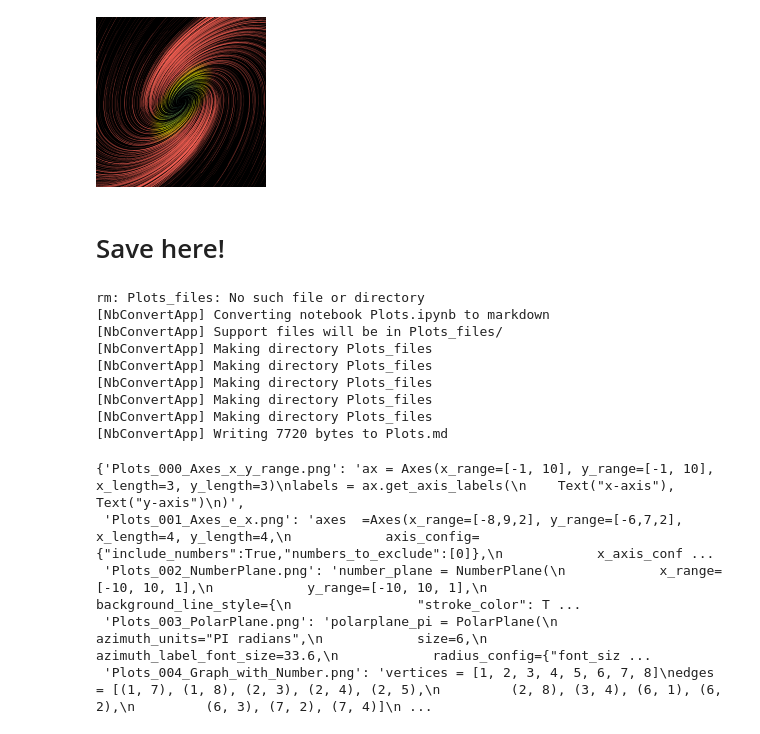
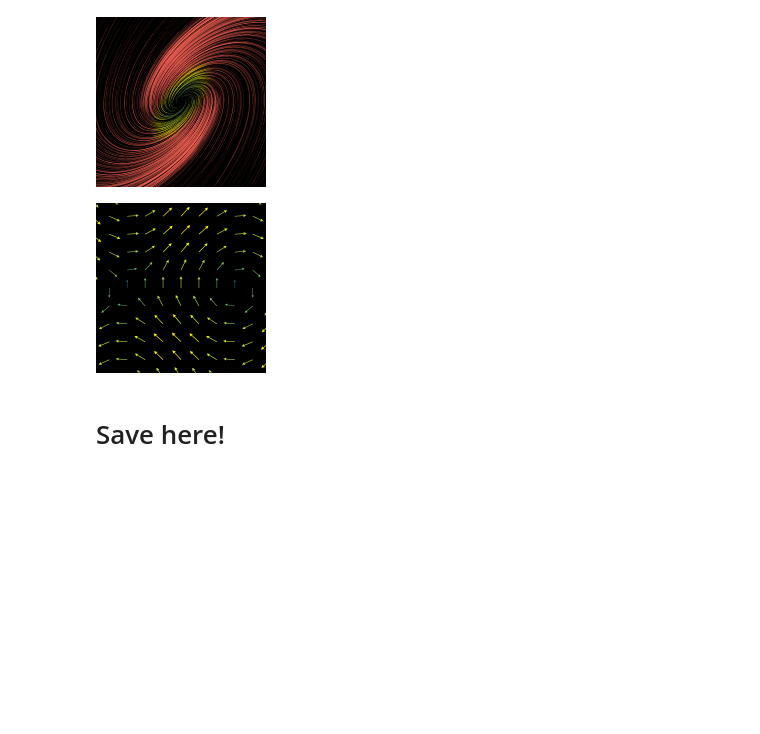
Before and after one commit to kolibril13/mobject-gallery, a Jupyter notebook: Plots.ipynb, the cells around one changed output. Cells and saved outputs as stored; diff of their text form; code cells hidden in the pictures; blank space fills up the shorter version.

Commit message:
added vectorfield

```diff
--- a/Plots.ipynb
+++ b/Plots.ipynb
@@ -172,6 +172,33 @@ self.add(mob)
 name_snippet_pairs[image_full_name] = snippet
 # %% [output]
 [figure]
+# %%
+%%manim $params
+class Example(ZoomedScene):
+    def construct(self):
+        func = lambda pos: np.sin(pos[1])*RIGHT+np.cos(pos[0])*UP
+        mob = ArrowVectorField(func)
+        self.add(mob)
+        self.camera.frame.scale(1/3)
+###******
+image_full_name = "ArrowVectorField.png"
+snippet = r"""
+func = lambda pos: np.sin(pos[1])*RIGHT+np.cos(pos[0])*UP
+mob = ArrowVectorField(func)
+"""
+name_snippet_pairs[image_full_name] = snippet
+class ScaleVectorFieldFunction(Scene):
+    def construct(self):
+        func = lambda pos: np.sin(pos[1])*RIGHT+np.cos(pos[0])*UP
+        vector_field = ArrowVectorField(func)
+        self.add(vector_field)
+        self.wait()
+
+        func = VectorField.scale_func(func, 0.5)
+        self.play(vector_field.animate.become(ArrowVectorField(func)))
+        self.wait()
+# %% [output]
+[figure, added]
 # %% [markdown]
 # Save here!
 # %%
@@ -219,18 +246,3 @@ with open(f'imgs/{file_name}.json', 'w') as fp:
 display(new_name_snippet_pairs)
 !rm -r $folder_name
 !git add .
-# %% [output]
-rm: Plots_files: No such file or directory
-[NbConvertApp] Converting notebook Plots.ipynb to markdown
-[NbConvertApp] Support files will be in Plots_files/
-[NbConvertApp] Making directory Plots_files
-[NbConvertApp] Making directory Plots_files
-[NbConvertApp] Making directory Plots_files
-[NbConvertApp] Making directory Plots_files
-[NbConvertApp] Making directory Plots_files
-[NbConvertApp] Writing 7720 bytes to Plots.md
-{'Plots_000_Axes_x_y_range.png': 'ax = Axes(x_range=[-1, 10], y_range=[-1, 10], x_length=3, y_length=3)\nlabels = ax.get_axis_labels(\n    Text("x-axis"), Text("y-axis")\n)',
- 'Plots_001_Axes_e_x.png': 'axes  =Axes(x_range=[-8,9,2], y_range=[-6,7,2], x_length=4, y_length=4,\n            axis_config={"include_numbers":True,"numbers_to_exclude":[0]},\n            x_axis_conf ...
- 'Plots_002_NumberPlane.png': 'number_plane = NumberPlane(\n            x_range=[-10, 10, 1],\n            y_range=[-10, 10, 1],\n            background_line_style={\n                "stroke_color": T ...
- 'Plots_003_PolarPlane.png': 'polarplane_pi = PolarPlane(\n            azimuth_units="PI radians",\n            size=6,\n            azimuth_label_font_size=33.6,\n            radius_config={"font_siz ...
- 'Plots_004_Graph_with_Number.png': 'vertices = [1, 2, 3, 4, 5, 6, 7, 8]\nedges = [(1, 7), (1, 8), (2, 3), (2, 4), (2, 5),\n         (2, 8), (3, 4), (6, 1), (6, 2),\n         (6, 3), (7, 2), (7, 4)]\n ...
```
Also changed, not shown: parts of 1 cell of this notebook, 3 other files.
